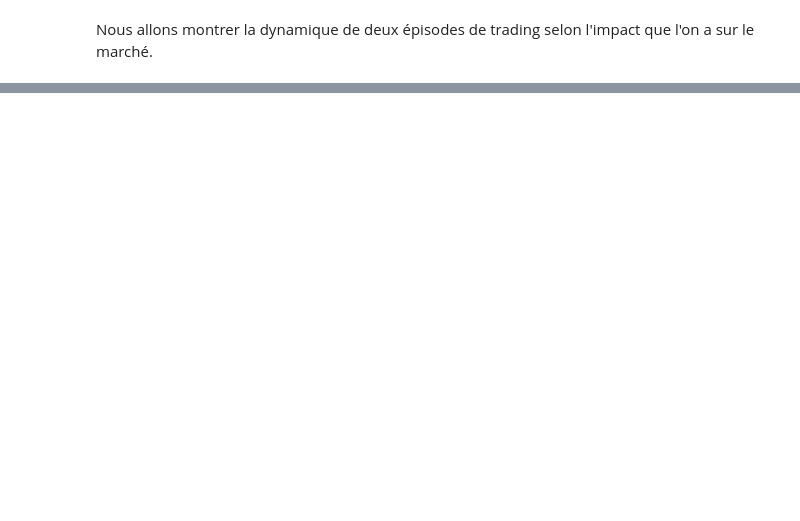
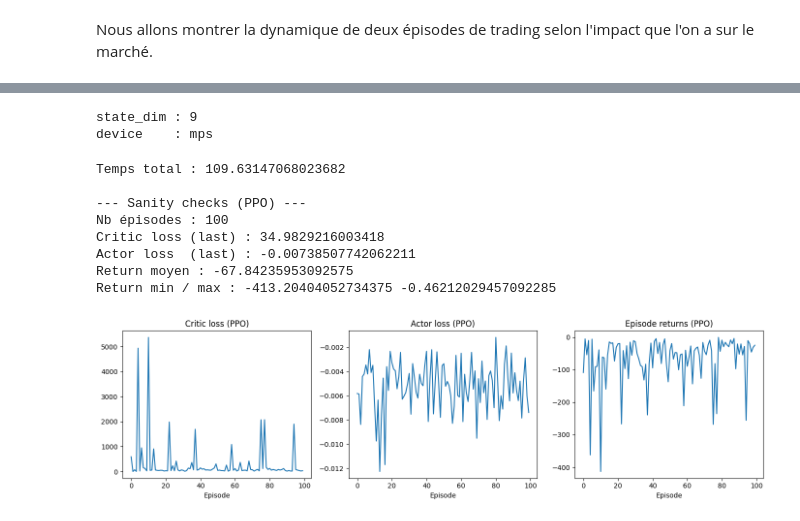
Before and after one commit to francois2004/mm-rl, a Jupyter notebook: notebooks/notebook_suivi_rl_toylob.ipynb, the cells around one changed output, grey strips where cells are left out. Cells and saved outputs as stored; diff of their text form; code cells hidden in the pictures; blank space fills up the shorter version.

```diff
--- a/notebooks/notebook_suivi_rl_toylob.ipynb
+++ b/notebooks/notebook_suivi_rl_toylob.ipynb
@@ -635,0 +636,72 @@ for mode in modes:
+# %%
+import torch
+import time
+import matplotlib.pyplot as plt
+
+device = torch.device(
+    "mps" if torch.backends.mps.is_available()
+    else "cuda" if torch.cuda.is_available()
+    else "cpu"
+)
+
+env = MMSimulator(
+    csv_path="data/raw/toy_lob.csv",
+    seed=42,
+    eta_inv=1e-2,
+    state_mode="engineered",      # ou "simple"
+    dynamic_mode="impact"        # ou "baseline"
+)
+
+actor = ActorNet(
+    state_dim=env.state_dim,
+    hidden_size=64,
+    n_layers=3,
+    action_dim=1,                 # <- action 1D
+    delta_min=0.0,
+    delta_max=0.05,
+    q_min=1.0,
+    q_max=5.0
+).to(device)
+
+critic = CriticNet(
+    state_dim=env.state_dim,
+    hidden_size=64,
+    n_layers=3
+).to(device)
+
+actor_optimizer = torch.optim.Adam(actor.parameters(), lr=3e-4)
+critic_optimizer = torch.optim.Adam(critic.parameters(), lr=3e-4)
+
+print("state_dim :", env.state_dim)
+print("device    :", device)
+# %% [output]
+state_dim : 9
+device    : mps
+# %%
+history_ppo, elapsed_ppo = run_training_experiment(
+    train_fn=tr_lp.train_ppo,
+    env=env,
+    actor=actor,
+    critic=critic,
+    actor_optimizer=actor_optimizer,
+    critic_optimizer=critic_optimizer,
+    device=device,
+    gamma=0.99,
+    n_episodes=100,
+    n_epochs_actor=15,
+    n_epochs_critic=30,
+    random_reset=True,
+    max_steps=500,
+    verbose=False,
+    label="PPO"
+)
+# %% [output]
+Temps total : 109.63147068023682
+
+--- Sanity checks (PPO) ---
+Nb épisodes : 100
+Critic loss (last) : 34.9829216003418
+Actor loss  (last) : -0.00738507742062211
+Return moyen : -67.84235953092575
+Return min / max : -413.20404052734375 -0.46212029457092285
+[figure, added]
```
Also changed, not shown: parts of 18 cells of this notebook, 8 other files.
